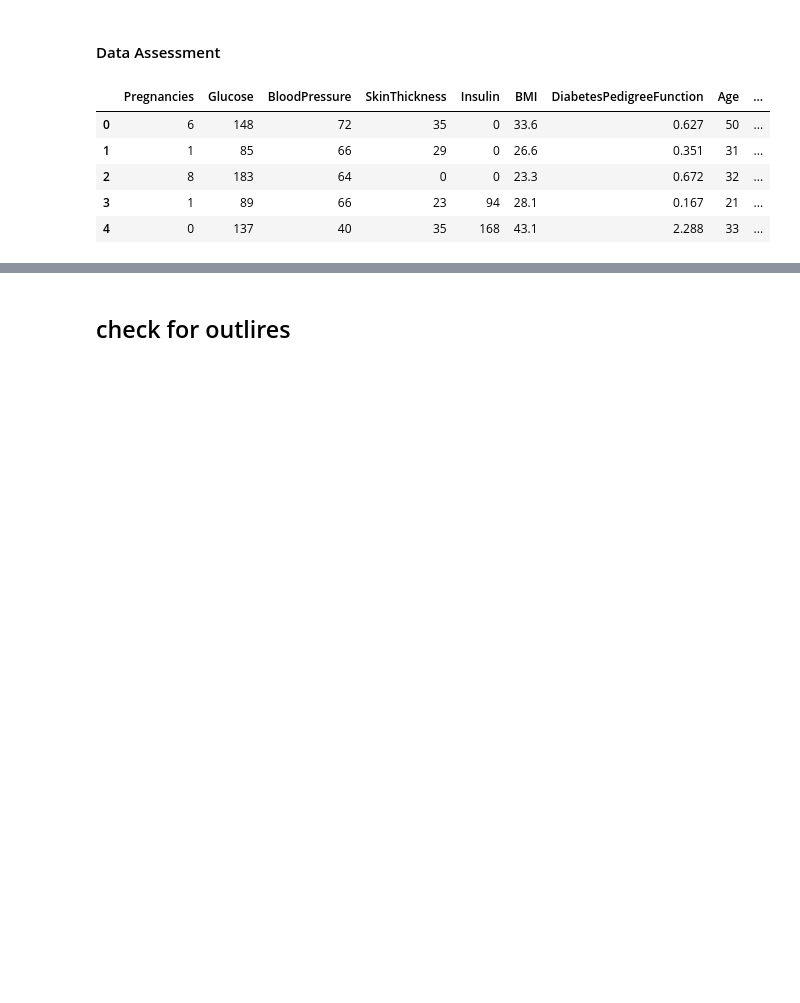
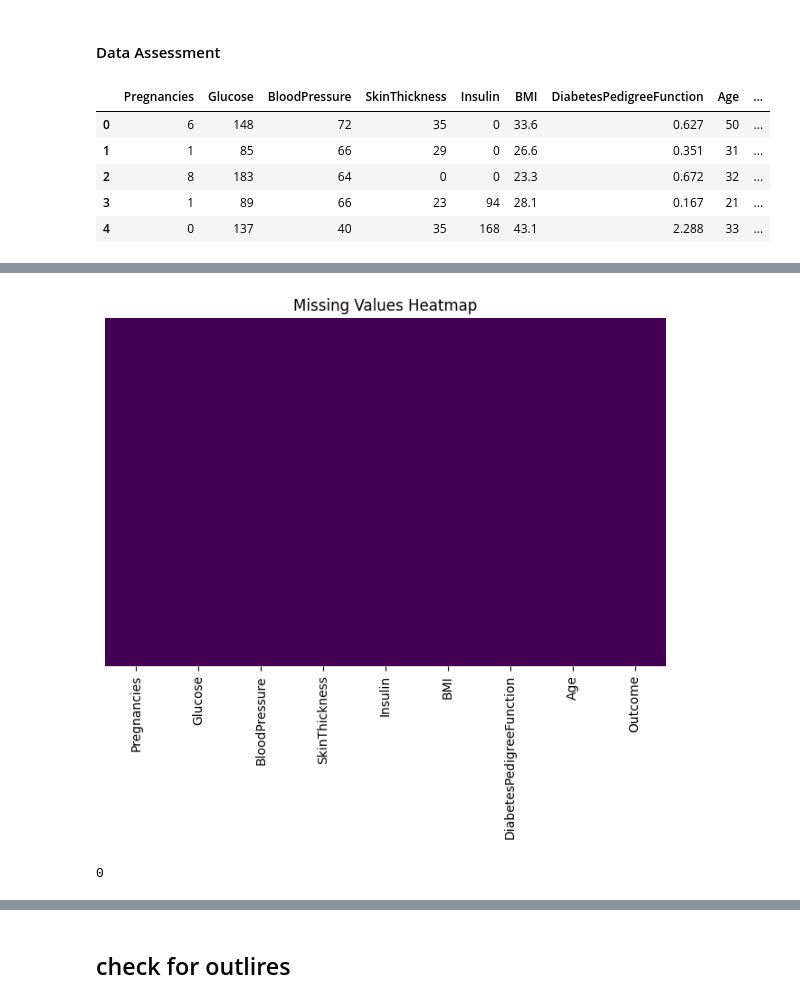
Before and after one commit to Fortunatetech/Diabetes-Prediction-with-Deployment-Using-flask-streamlit-DVC, a Jupyter notebook: notebook/Diabetes Prediction System .ipynb, the cells around one changed output, grey strips where cells are left out. Drawn from its saved outputs; the diff is of its cells as text; code cells hidden in the pictures; blank space fills up the shorter version.

```diff
--- a/notebook/Diabetes Prediction System .ipynb
+++ b/notebook/Diabetes Prediction System .ipynb
@@ -41,7 +37,7 @@ Error:
 # %% [markdown]
 #### Data Assessment
 # %%
-data = pd.read_csv("diabetes.csv")
+data = pd.read_csv("data\diabetes.csv")
 data.head()
 # %% [output]
 |  | Pregnancies | Glucose | BloodPressure | SkinThickness | Insulin | BMI | DiabetesPedigreeFunction | Age | ... |
@@ -61,2 +91,11 @@ data.isnull().sum()
+# %%
+plt.figure(figsize=(8, 5))
+sns.heatmap(data.isnull(), cmap='viridis', cbar=False, yticklabels=False)
+plt.title('Missing Values Heatmap')
+plt.show()
+# %% [output]
+[figure, added]
 # %%
 data.duplicated().sum()
+# %% [output]
+0
```
Also changed, not shown: parts of 35 cells of this notebook, 7 other files.
